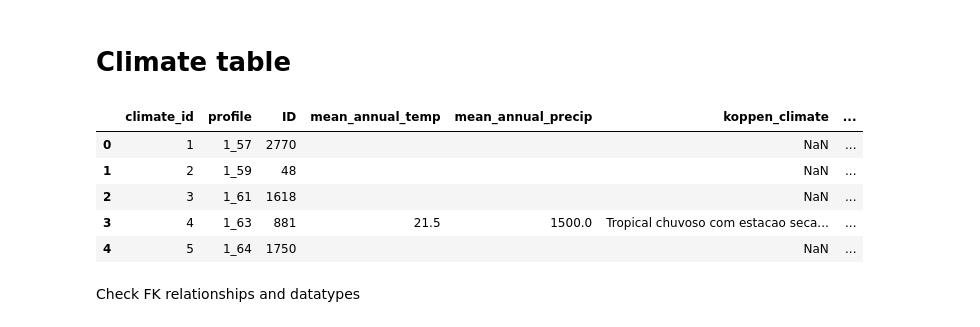
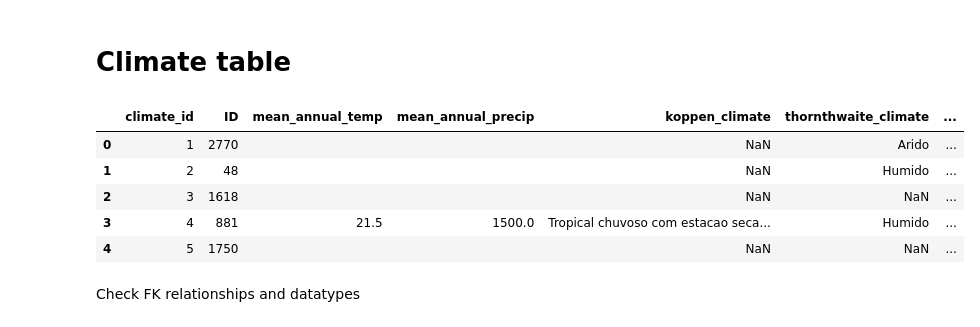
Before and after one commit to inesschwartz/ThesisSoilAngola, a Jupyter notebook: data_cleaning/updated_datacleaning.ipynb, the cells around one changed output. Cells and saved outputs as stored; diff of their text form; code cells hidden in the pictures.

```diff
--- a/data_cleaning/updated_datacleaning.ipynb
+++ b/data_cleaning/updated_datacleaning.ipynb
@@ -1365,40 +1365,40 @@ def remove_accents(text):
         text = unicodedata.normalize('NFKD', text)
         return ''.join(c for c in text if not unicodedata.combining(c))
     return text
 
 climate_features_cleaning = climate_features_cleaning.applymap(remove_accents)
 
 # Add primary key column
 climate_features_cleaning.insert(0, 'climate_id', range(1, len(climate_features_cleaning) + 1))
 
 # Replace empty strings or nulls in numeric columns with \N (Postgres null)
 for col in ['mean_annual_temp', 'mean_annual_precip']:
     climate_features_cleaning[col] = climate_features_cleaning[col].replace(
         ['', ' ', 'NULL', None, pd.NA, pd.NaT, 'nan', float('nan')], ''
     )
 
 # Select and reorder relevant columns for export
 climate_features_clean = climate_features_cleaning[[
     'climate_id',
-    'profile',
+    #'profile',
     'ID',
     'mean_annual_temp',
     'mean_annual_precip',
     'koppen_climate',
     'thornthwaite_climate',
     'hydric_regime',
     'thermal_regime'
 ]]
 
 # Preview
 climate_features_clean.head()
 # %% [output]
-|  | climate_id | profile | ID | mean_annual_temp | mean_annual_precip | koppen_climate | ... |
-| 0 | 1 | 1_57 | 2770 |  |  | NaN | ... |
-| 1 | 2 | 1_59 | 48 |  |  | NaN | ... |
-| 2 | 3 | 1_61 | 1618 |  |  | NaN | ... |
-| 3 | 4 | 1_63 | 881 | 21.5 | 1500.0 | Tropical chuvoso com estacao seca... | ... |
-| 4 | 5 | 1_64 | 1750 |  |  | NaN | ... |
+|  | climate_id | ID | mean_annual_temp | mean_annual_precip | koppen_climate | thornthwaite_climate | ... |
+| 0 | 1 | 2770 |  |  | NaN | Arido | ... |
+| 1 | 2 | 48 |  |  | NaN | Humido | ... |
+| 2 | 3 | 1618 |  |  | NaN | NaN | ... |
+| 3 | 4 | 881 | 21.5 | 1500.0 | Tropical chuvoso com estacao seca... | Humido | ... |
+| 4 | 5 | 1750 |  |  | NaN | NaN | ... |
 # %% [markdown]
 Check FK relationships and datatypes
 # %%
```
Also changed, not shown: parts of 7 cells of this notebook.
